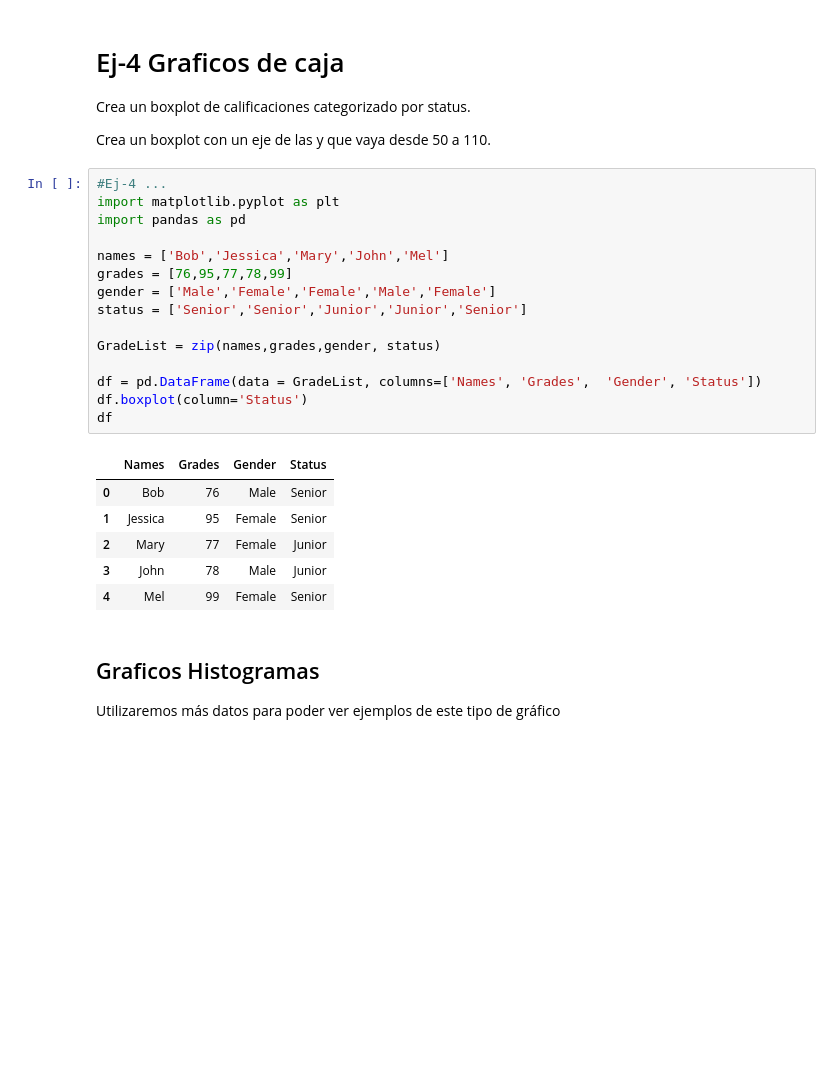
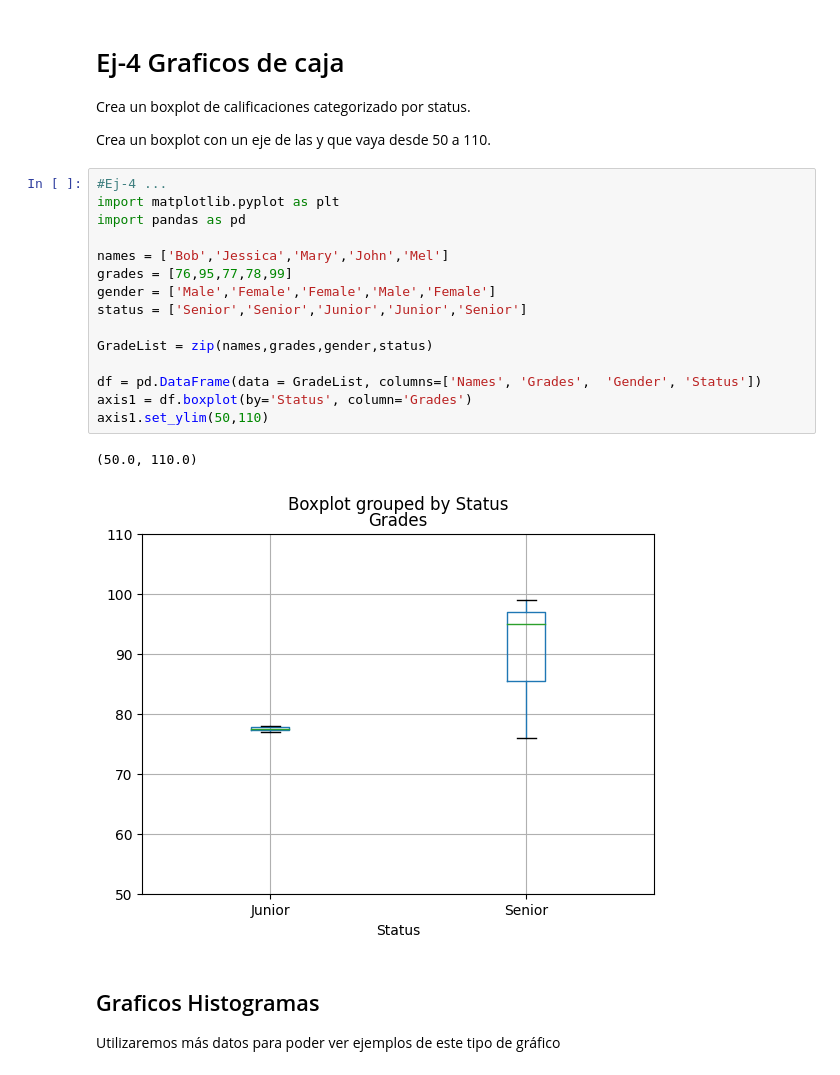
Before and after one commit to Joranome/2-ADiagDatos, a Jupyter notebook: 2-VisDatos.ipynb, the cells around one changed output. Saved outputs shown, nothing was run; the diff lists cells and outputs as text; blank space fills up the shorter version.

```diff
--- a/2-VisDatos.ipynb
+++ b/2-VisDatos.ipynb
@@ -338,25 +338,21 @@ Crea un boxplot con un eje de las y que vaya desde 50 a 110.
 # %%
 #Ej-4 ...
 import matplotlib.pyplot as plt
 import pandas as pd
 
 names = ['Bob','Jessica','Mary','John','Mel']
 grades = [76,95,77,78,99]
 gender = ['Male','Female','Female','Male','Female']
 status = ['Senior','Senior','Junior','Junior','Senior']
 
-GradeList = zip(names,grades,gender, status)
+GradeList = zip(names,grades,gender,status)
 
 df = pd.DataFrame(data = GradeList, columns=['Names', 'Grades',  'Gender', 'Status'])
-df.boxplot(column='Status')
-df
+axis1 = df.boxplot(by='Status', column='Grades')
+axis1.set_ylim(50,110)
 # %% [output]
-|  | Names | Grades | Gender | Status |
-| 0 | Bob | 76 | Male | Senior |
-| 1 | Jessica | 95 | Female | Senior |
-| 2 | Mary | 77 | Female | Junior |
-| 3 | John | 78 | Male | Junior |
-| 4 | Mel | 99 | Female | Senior |
+(50.0, 110.0)
+[figure, added]
 # %% [markdown]
 ## Graficos Histogramas
 
```
Also changed, not shown: parts of 1 cell of this notebook.
